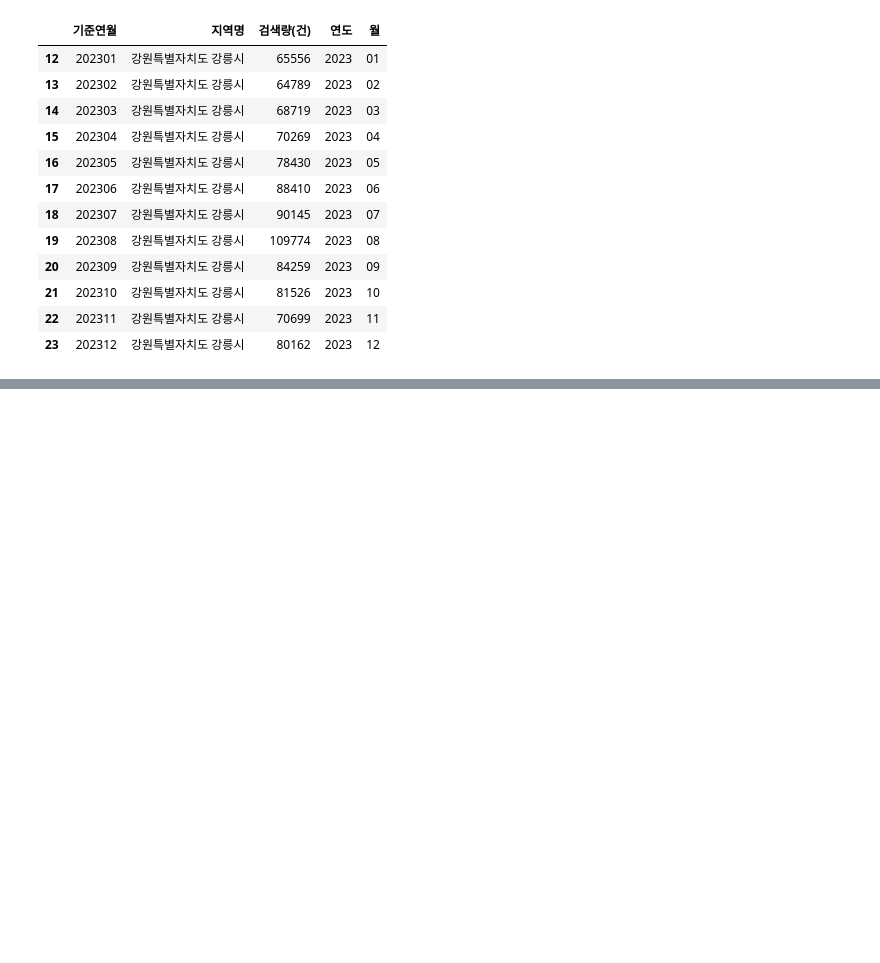
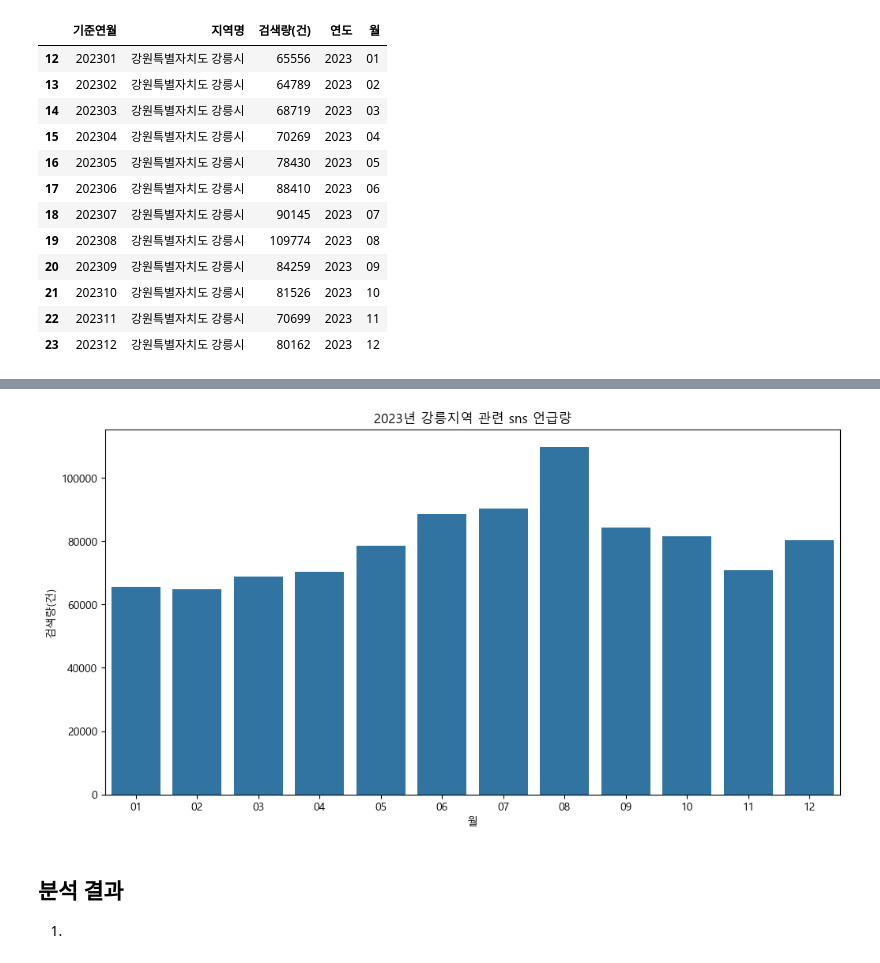
Before and after one commit to SeokcheonMoon/Competetion_Gangneung_vision_planning, a Jupyter notebook: EDA_trend_sns_keyword.ipynb, the cells around one changed output, grey strips where cells are left out. Cells and saved outputs as stored; diff of their text form; code cells hidden in the pictures; blank space fills up the shorter version.

```diff
--- a/EDA_trend_sns_keyword.ipynb
+++ b/EDA_trend_sns_keyword.ipynb
@@ -365,0 +377,14 @@ df_2023_sns_mention
+# %%
+plt.figure(figsize=(12, 6))
+sns.barplot(data=df_2023_sns_mention, x='월', y='검색량(건)')
+
+# 그래프 제목 및 레이블 설정
+plt.title('2023년 강릉지역 관련 sns 언급량')
+plt.xlabel('월')
+plt.ylabel('검색량(건)')
+plt.show()
+# %% [output]
+[figure, added]
+# %% [markdown]
+## 분석 결과
+1.
```
Also changed, not shown: parts of 3 cells of this notebook.
